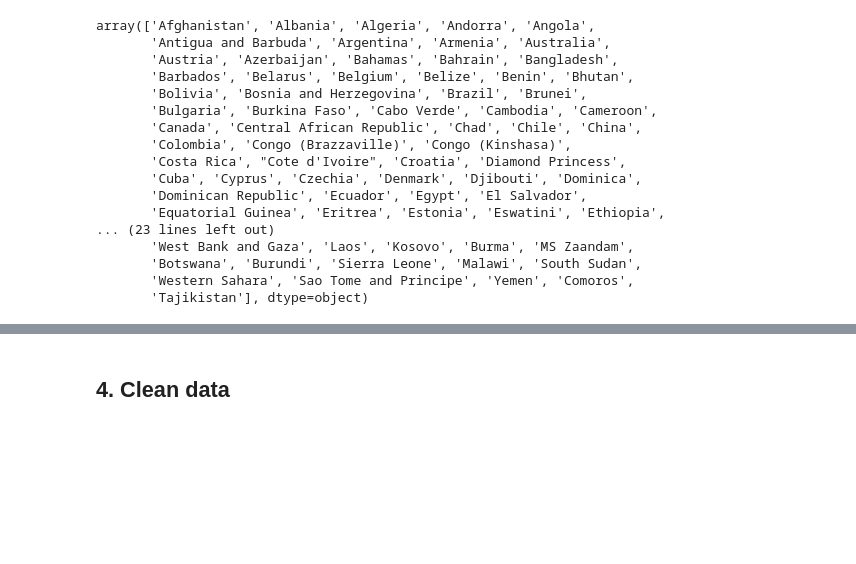
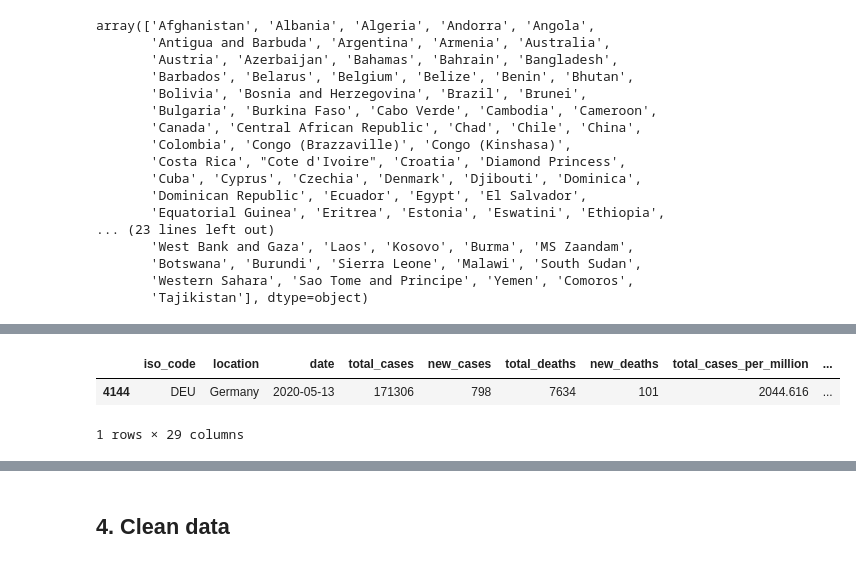
Before and after one commit to AtulSingh-Emyre/AnalysisCovid19, a Jupyter notebook: gather_clean_Covid19.ipynb, the cells around one changed output, grey strips where cells are left out. Cells and saved outputs as stored; diff of their text form; code cells hidden in the pictures; blank space fills up the shorter version.

```diff
--- a/gather_clean_Covid19.ipynb
+++ b/gather_clean_Covid19.ipynb
@@ -53,6 +53,8 @@ df_Fatality = pd.read_csv('https://raw.githubusercontent.com/CSSEGISandData/COVI
 df_Confirmed = pd.read_csv('https://raw.githubusercontent.com/CSSEGISandData/COVID-19/master/csse_covid_19_data/csse_covid_19_time_series/time_series_covid19_confirmed_global.csv')
 df_Recovered = pd.read_csv('https://raw.githubusercontent.com/CSSEGISandData/COVID-19/master/csse_covid_19_data/csse_covid_19_time_series/time_series_covid19_recovered_global.csv')
 df_Countries = pd.read_csv('https://raw.githubusercontent.com/RRighart/covid-19/master/countries.csv')
+# %%
+df_OWID_covid = pd.read_csv('https://covid.ourworldindata.org/data/owid-covid-data.csv')
 # %% [markdown]
 ### b. Query additional information for countries via wikipedia API
 # %% [markdown]
@@ -202,0 +218,6 @@ memory usage: 228.5+ KB
+# %%
+df_OWID_covid.query('location == "Germany" and date == "2020-05-13"')
+# %% [output]
+|  | iso_code | location | date | total_cases | new_cases | total_deaths | new_deaths | total_cases_per_million | ... |
+| 4144 | DEU | Germany | 2020-05-13 | 171306 | 798 | 7634 | 101 | 2044.616 | ... |
+1 rows × 29 columns
```
Also changed, not shown: parts of 8 cells of this notebook.
